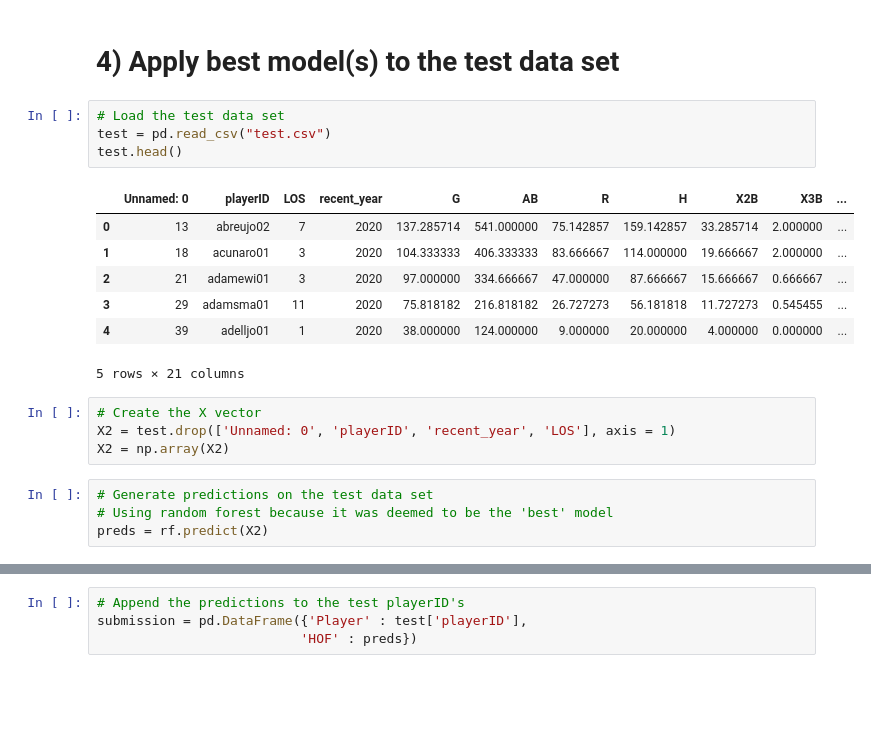
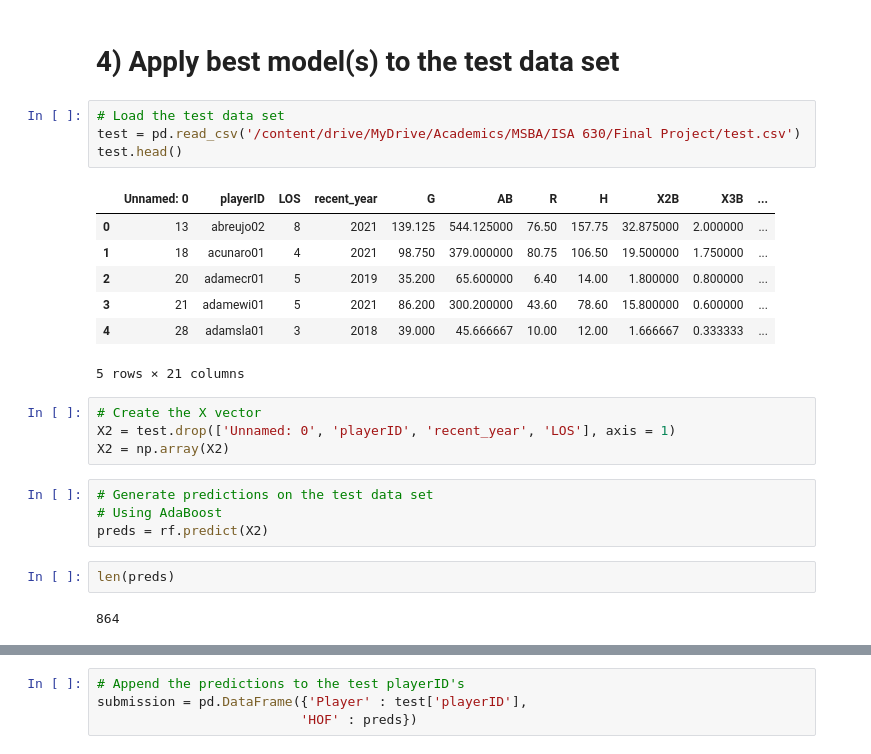
Before and after one commit to lestergw/HOF_Predictions, a Jupyter notebook: HOF_Predictions.ipynb, the cells around one changed output, grey strips where cells are left out. Saved outputs shown, nothing was run; the diff lists cells and outputs as text; blank space fills up the shorter version.

```diff
--- a/HOF_Predictions.ipynb
+++ b/HOF_Predictions.ipynb
@@ -333,15 +333,15 @@ pd.DataFrame([[auc_train_logistic, acc_train_logistic, auc_test_logistic, acc_te
 # **4) Apply best model(s) to the test data set**
 # %%
 # Load the test data set
-test = pd.read_csv("test.csv")
+test = pd.read_csv('/content/drive/MyDrive/Academics/MSBA/ISA 630/Final Project/test.csv')
 test.head()
 # %% [output]
 |  | Unnamed: 0 | playerID | LOS | recent_year | G | AB | R | H | X2B | X3B | ... |
-| 0 | 13 | abreujo02 | 7 | 2020 | 137.285714 | 541.000000 | 75.142857 | 159.142857 | 33.285714 | 2.000000 | ... |
-| 1 | 18 | acunaro01 | 3 | 2020 | 104.333333 | 406.333333 | 83.666667 | 114.000000 | 19.666667 | 2.000000 | ... |
-| 2 | 21 | adamewi01 | 3 | 2020 | 97.000000 | 334.666667 | 47.000000 | 87.666667 | 15.666667 | 0.666667 | ... |
-| 3 | 29 | adamsma01 | 11 | 2020 | 75.818182 | 216.818182 | 26.727273 | 56.181818 | 11.727273 | 0.545455 | ... |
-| 4 | 39 | adelljo01 | 1 | 2020 | 38.000000 | 124.000000 | 9.000000 | 20.000000 | 4.000000 | 0.000000 | ... |
+| 0 | 13 | abreujo02 | 8 | 2021 | 139.125 | 544.125000 | 76.50 | 157.75 | 32.875000 | 2.000000 | ... |
+| 1 | 18 | acunaro01 | 4 | 2021 | 98.750 | 379.000000 | 80.75 | 106.50 | 19.500000 | 1.750000 | ... |
+| 2 | 20 | adamecr01 | 5 | 2019 | 35.200 | 65.600000 | 6.40 | 14.00 | 1.800000 | 0.800000 | ... |
+| 3 | 21 | adamewi01 | 5 | 2021 | 86.200 | 300.200000 | 43.60 | 78.60 | 15.800000 | 0.600000 | ... |
+| 4 | 28 | adamsla01 | 3 | 2018 | 39.000 | 45.666667 | 10.00 | 12.00 | 1.666667 | 0.333333 | ... |
 5 rows × 21 columns
 # %%
 # Create the X vector
@@ -349,8 +349,12 @@ X2 = test.drop(['Unnamed: 0', 'playerID', 'recent_year', 'LOS'], axis = 1)
 X2 = np.array(X2)
 # %%
 # Generate predictions on the test data set
-# Using random forest because it was deemed to be the 'best' model
+# Using AdaBoost
 preds = rf.predict(X2)
+# %%
+len(preds)
+# %% [output]
+864
 # %%
 # Display the predictions
 preds
```
Also changed, not shown: parts of 15 cells of this notebook.
